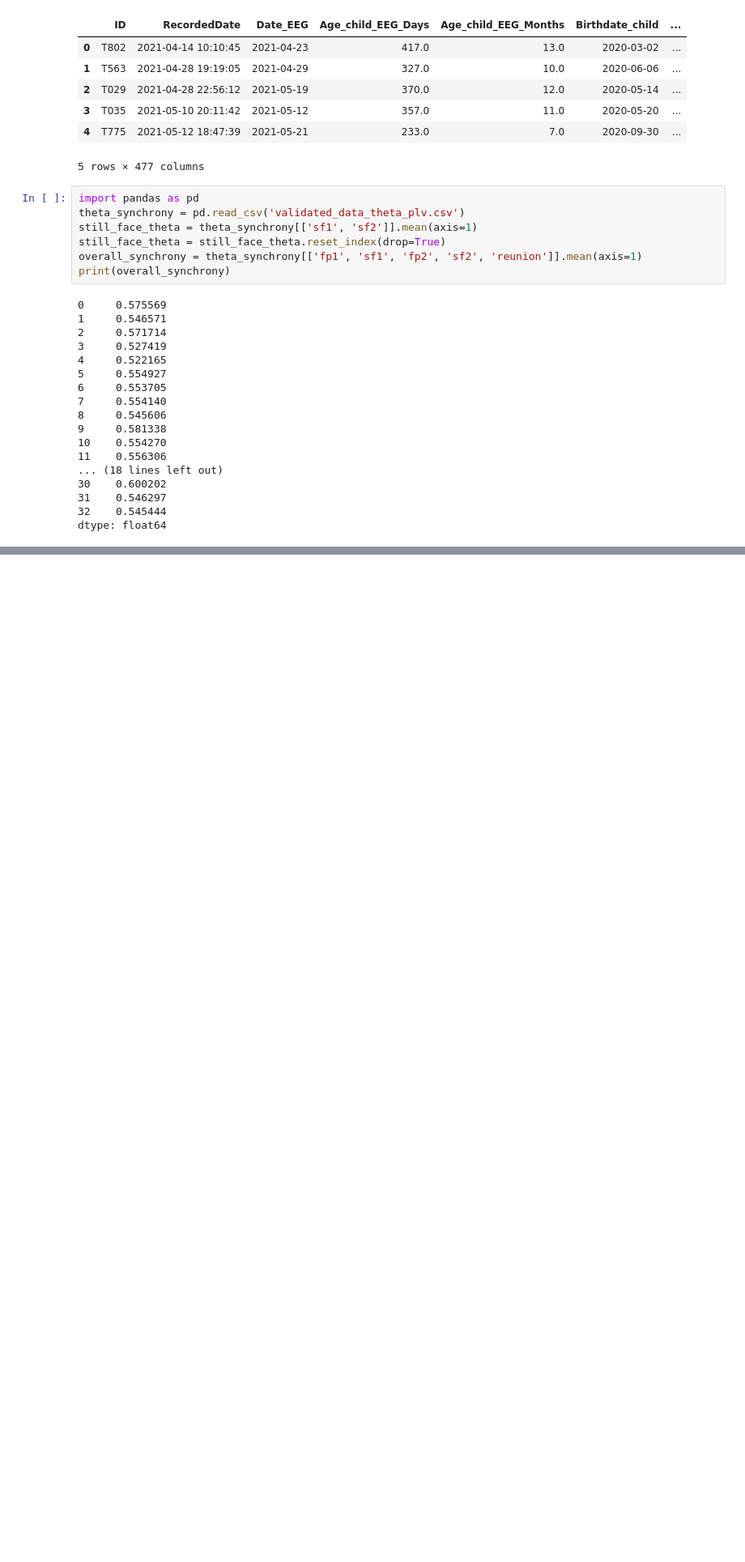
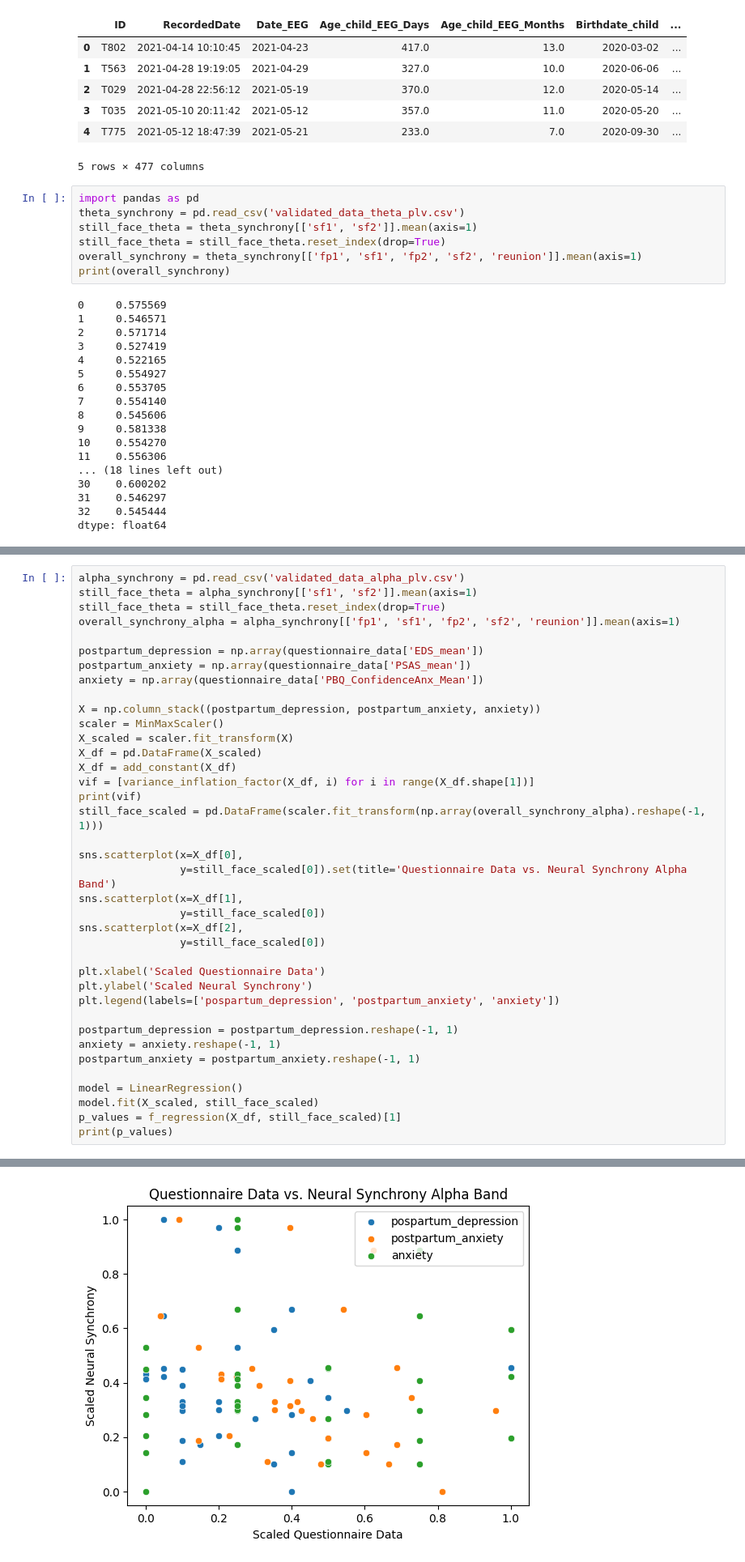
Before and after one commit to m-agat/mother_infant_neural_synchrony, a Jupyter notebook: linear_regresssion.ipynb, the cells around one changed output, grey strips where cells are left out. Shown at 81% size. Saved outputs shown, nothing was run; the diff lists cells and outputs as text; blank space fills up the shorter version.

```diff
--- a/linear_regresssion.ipynb
+++ b/linear_regresssion.ipynb
@@ -98,0 +102,39 @@ print(p_values)
+# %%
+alpha_synchrony = pd.read_csv('validated_data_alpha_plv.csv')
+still_face_theta = alpha_synchrony[['sf1', 'sf2']].mean(axis=1)
+still_face_theta = still_face_theta.reset_index(drop=True)
+overall_synchrony_alpha = alpha_synchrony[['fp1', 'sf1', 'fp2', 'sf2', 'reunion']].mean(axis=1)
+
+postpartum_depression = np.array(questionnaire_data['EDS_mean'])
+postpartum_anxiety = np.array(questionnaire_data['PSAS_mean'])
+anxiety = np.array(questionnaire_data['PBQ_ConfidenceAnx_Mean'])
+
+X = np.column_stack((postpartum_depression, postpartum_anxiety, anxiety))
+scaler = MinMaxScaler()
+X_scaled = scaler.fit_transform(X)
+X_df = pd.DataFrame(X_scaled)
+X_df = add_constant(X_df)
+vif = [variance_inflation_factor(X_df, i) for i in range(X_df.shape[1])]
+print(vif)
+still_face_scaled = pd.DataFrame(scaler.fit_transform(np.array(overall_synchrony_alpha).reshape(-1, 1)))
+
+sns.scatterplot(x=X_df[0],
+                y=still_face_scaled[0]).set(title='Questionnaire Data vs. Neural Synchrony Alpha Band')
+sns.scatterplot(x=X_df[1],
+                y=still_face_scaled[0])
+sns.scatterplot(x=X_df[2],
+                y=still_face_scaled[0])
+
+plt.xlabel('Scaled Questionnaire Data')
+plt.ylabel('Scaled Neural Synchrony')
+plt.legend(labels=['pospartum_depression', 'postpartum_anxiety', 'anxiety'])
+
+postpartum_depression = postpartum_depression.reshape(-1, 1)
+anxiety = anxiety.reshape(-1, 1)
+postpartum_anxiety = postpartum_anxiety.reshape(-1, 1)
+
+model = LinearRegression()
+model.fit(X_scaled, still_face_scaled)
+p_values = f_regression(X_df, still_face_scaled)[1]
+print(p_values)
+# %% [output]
@@ -98,0 +143 @@ print(p_values)
+[figure, added]
```
Also changed, not shown: parts of 2 cells of this notebook.
